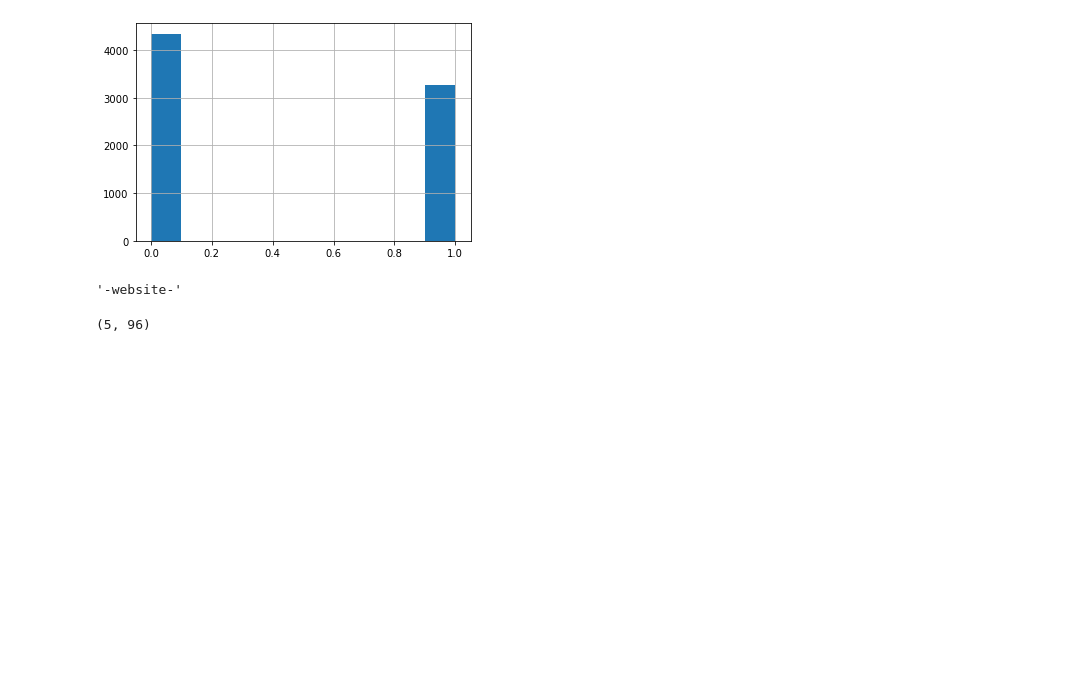
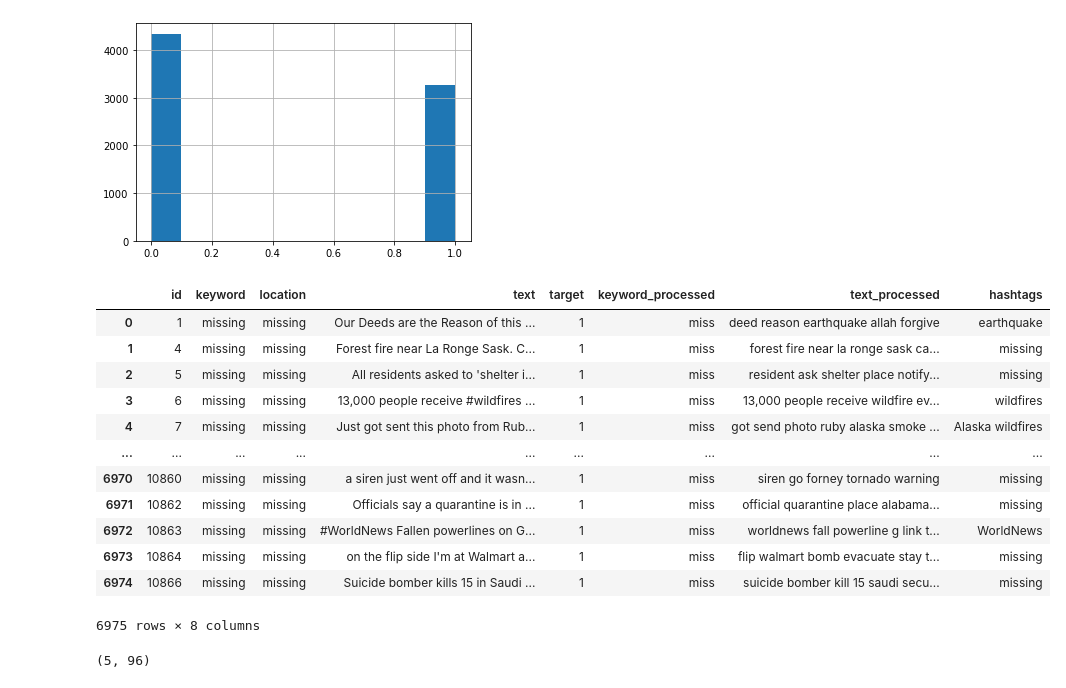
Before and after one commit to tuawong/kaggle-disaster-tweets, a Jupyter notebook: 01_disaster_tweets_Cleaning&EDA.ipynb, the cells around one changed output. Cells and saved outputs as stored; diff of their text form; code cells hidden in the pictures; blank space fills up the shorter version.

```diff
--- a/01_disaster_tweets_Cleaning&EDA.ipynb
+++ b/01_disaster_tweets_Cleaning&EDA.ipynb
@@ -89,7 +89,7 @@ nlp = spacy.load('en_core_web_sm')
 stop_words = nlp.Defaults.stop_words
 
 def lemmatize_text(text):
-    return (' '.join([token.lemma_ for token in nlp(text.lower()) if (token.text not in stop_words)]).replace('# ', ''))
+    return (' '.join([token.lemma_ for token in nlp(text.lower()) if (token.text not in stop_words) & (not token.is_punct)]).replace('# ', ''))
 
 def extract_hashtag(tweet):
     split_tweet = tweet.split('#')
@@ -117,16 +117,27 @@ train['hashtags'] = train.text.apply(lambda x: extract_hashtag(x))
 test['hashtags'] = test.text.apply(lambda x: extract_hashtag(x))
 
 # Using regex to clean up different links
-train['text_processed'] = train.text_processed.apply(lambda x: re.sub('http://[aA-zZ0-9\/\.]+',  'http', x))
-test['text_processed'] = test.text_processed.apply(lambda x:  re.sub('http://[aA-zZ0-9\/\.]+',  'http', x))
+train['text_processed'] = train.text_processed.apply(lambda x: re.sub('http://[aA-zZ0-9\/\.]+',  'http', x).replace('http http', 'http'))
+test['text_processed'] = test.text_processed.apply(lambda x:  re.sub('http://[aA-zZ0-9\/\.]+',  'http', x).replace('http http', 'http'))
 
 # Drop duplicates tweets for train test
-train = train.drop_duplicates('text')
+train = train.drop_duplicates('text_processed').reset_index(drop=True)
-# %%
-x = 'http://t.co/mkWyvM3i8r'
-re.sub('http://[aA-zZ0-9\/\.]+',  '-website-', x)
-# %% [output]
-'-website-'
+# %%
+train.loc[train.text_processed.str.contains('')]
+# %% [output]
+|  | id | keyword | location | text | target | keyword_processed | text_processed | hashtags |
+| 0 | 1 | missing | missing | Our Deeds are the Reason of this ... | 1 | miss | deed reason earthquake allah forgive | earthquake |
+| 1 | 4 | missing | missing | Forest fire near La Ronge Sask. C... | 1 | miss | forest fire near la ronge sask ca... | missing |
+| 2 | 5 | missing | missing | All residents asked to 'shelter i... | 1 | miss | resident ask shelter place notify... | missing |
+| 3 | 6 | missing | missing | 13,000 people receive #wildfires ... | 1 | miss | 13,000 people receive wildfire ev... | wildfires |
+| 4 | 7 | missing | missing | Just got sent this photo from Rub... | 1 | miss | got send photo ruby alaska smoke ... | Alaska wildfires |
+| ... | ... | ... | ... | ... | ... | ... | ... | ... |
+| 6970 | 10860 | missing | missing | a siren just went off and it wasn... | 1 | miss | siren go forney tornado warning | missing |
+| 6971 | 10862 | missing | missing | Officials say a quarantine is in ... | 1 | miss | official quarantine place alabama... | missing |
+| 6972 | 10863 | missing | missing | #WorldNews Fallen powerlines on G... | 1 | miss | worldnews fall powerline g link t... | WorldNews |
+| 6973 | 10864 | missing | missing | on the flip side I'm at Walmart a... | 1 | miss | flip walmart bomb evacuate stay t... | missing |
+| 6974 | 10866 | missing | missing | Suicide bomber kills 15 in Saudi ... | 1 | miss | suicide bomber kill 15 saudi secu... | missing |
+6975 rows × 8 columns
 # %%
 train.to_pickle(DATA_DIR/'interim/train.pkl')
 test.to_pickle(DATA_DIR/'interim/test.pkl')
```
Also changed, not shown: parts of 22 cells of this notebook, 1 other file.
